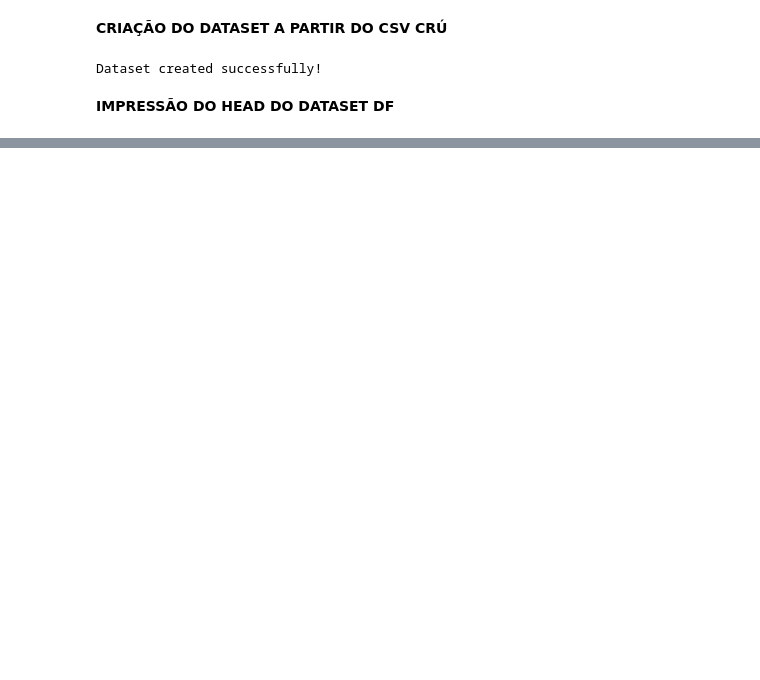
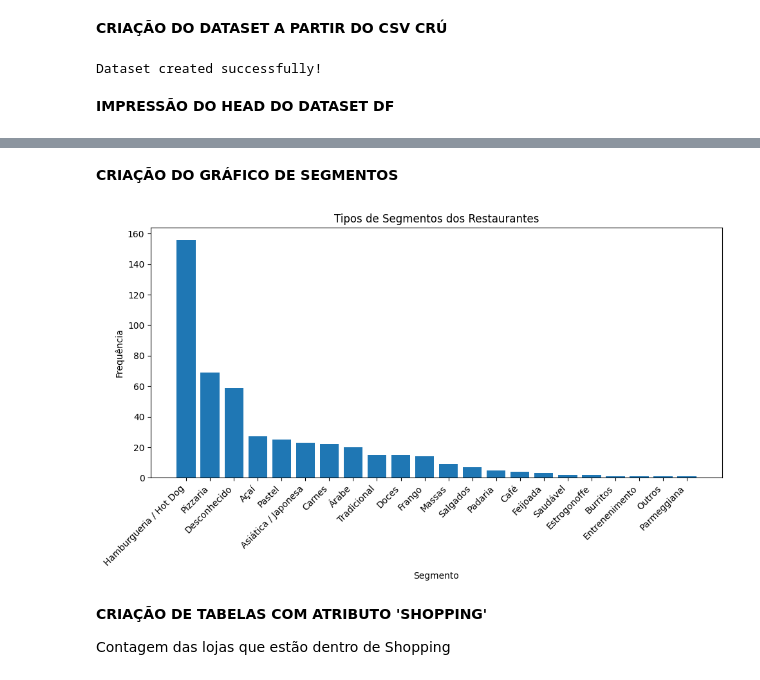
Before and after one commit to canasep/mack_projeto1, a Jupyter notebook: codes/PROJETO_APLICADO_1.ipynb, the cells around one changed output, grey strips where cells are left out. Saved outputs shown, nothing was run; the diff lists cells and outputs as text; code cells hidden in the pictures; blank space fills up the shorter version.

```diff
--- a/codes/PROJETO_APLICADO_1.ipynb
+++ b/codes/PROJETO_APLICADO_1.ipynb
@@ -247,0 +152,31 @@ plt.show()
+# %% [markdown]
+**CRIAÇÃO DO GRÁFICO DE SEGMENTOS**
+# %%
+# IMPORTAÇÃO DA BIBLIOTECA MATPLOTLIB.PYPLOT
+import matplotlib.pyplot as plt
+
+# CRIAÇÃO DO GRÁFICO DE BARRAS
+
+## TAMANHO DA IMAGEM
+plt.figure(figsize=(10, 6))
+
+## DADOS PARA O GRÁFICO E TIPO DE GRÁFICO - BARRAS
+plt.bar(sorted_restaurant_counts.index, sorted_restaurant_counts.values)
+
+## LABELS
+plt.xlabel('Segmento')
+plt.ylabel('Frequência')
+plt.title('Tipos de Segmentos dos Restaurantes')
+
+### ROTAÇÃO DOS RÓTULOS DO EIXO X PARA MELHOR VISUALIZAÇÃO
+plt.xticks(rotation=45, ha='right')
+plt.tight_layout()
+
+### IMPRESSÃO DO GRÁFICO DE BARRAS
+plt.show()
+# %% [output]
+[figure, added]
+# %% [markdown]
+**CRIAÇÃO DE TABELAS COM ATRIBUTO 'SHOPPING'**
+
+Contagem das lojas que estão dentro de Shopping
```
Also changed, not shown: parts of 59 cells of this notebook.
